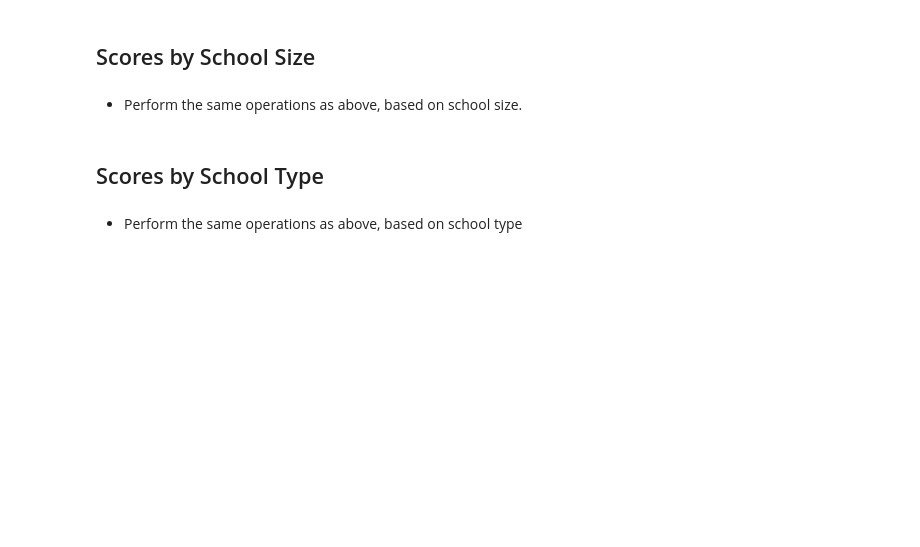
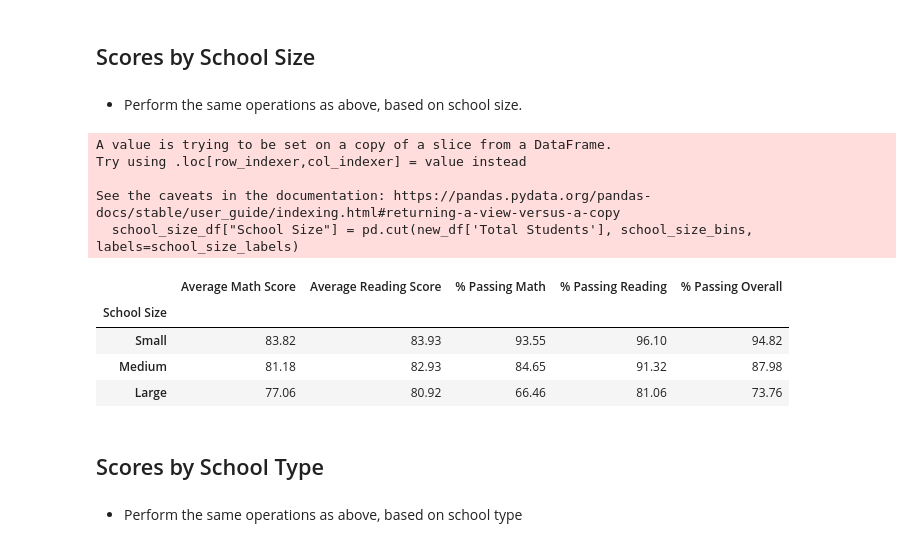
Before and after one commit to harikapeddi/PyCitySchools-Pandas, a Jupyter notebook: PyCitySchools_starter.ipynb, the cells around one changed output. Cells and saved outputs as stored; diff of their text form; code cells hidden in the pictures; blank space fills up the shorter version.

```diff
--- a/PyCitySchools_starter.ipynb
+++ b/PyCitySchools_starter.ipynb
@@ -303,6 +297,26 @@ See the caveats in the documentation: https://pandas.pydata.org/pandas-docs/stab
 ## Scores by School Size
 # %% [markdown]
 * Perform the same operations as above, based on school size.
+# %%
+school_size_labels = ["Small", "Medium","Large"  ]
+school_size_bins = [0, 1000, 3000, 5000]
+
+school_size_df = new_df[['Average Math Score', 'Average Reading Score', '% Passing Math', '% Passing Reading', '% Passing Overall']]
+school_size_df["School Size"] = pd.cut(new_df['Total Students'], school_size_bins, labels=school_size_labels)
+school_size_df = school_size_df.groupby(['School Size']).mean()
+school_size_df = school_size_df.applymap("{:.2f}".format)
+school_size_df
+# %% [output]
+A value is trying to be set on a copy of a slice from a DataFrame.
+Try using .loc[row_indexer,col_indexer] = value instead
+
+See the caveats in the documentation: https://pandas.pydata.org/pandas-docs/stable/user_guide/indexing.html#returning-a-view-versus-a-copy
+  school_size_df["School Size"] = pd.cut(new_df['Total Students'], school_size_bins, labels=school_size_labels)
+|  | Average Math Score | Average Reading Score | % Passing Math | % Passing Reading | % Passing Overall |
+| School Size |  |  |  |  |  |
+| Small | 83.82 | 83.93 | 93.55 | 96.10 | 94.82 |
+| Medium | 81.18 | 82.93 | 84.65 | 91.32 | 87.98 |
+| Large | 77.06 | 80.92 | 66.46 | 81.06 | 73.76 |
 # %% [markdown]
 ## Scores by School Type
 # %% [markdown]
```
Also changed, not shown: parts of 5 cells of this notebook.
